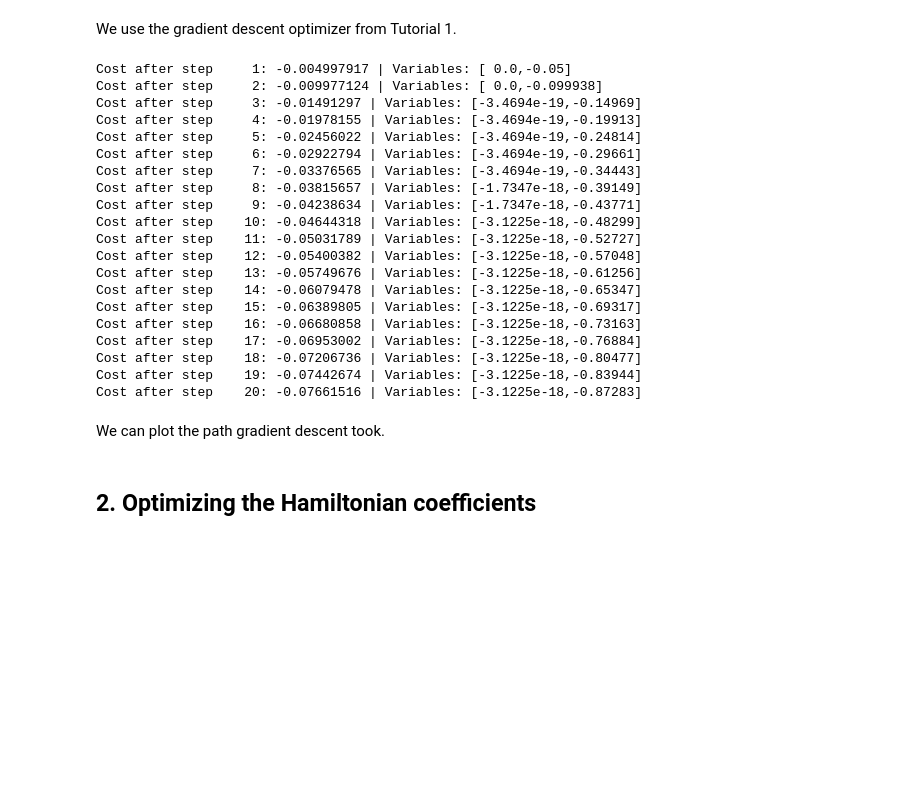
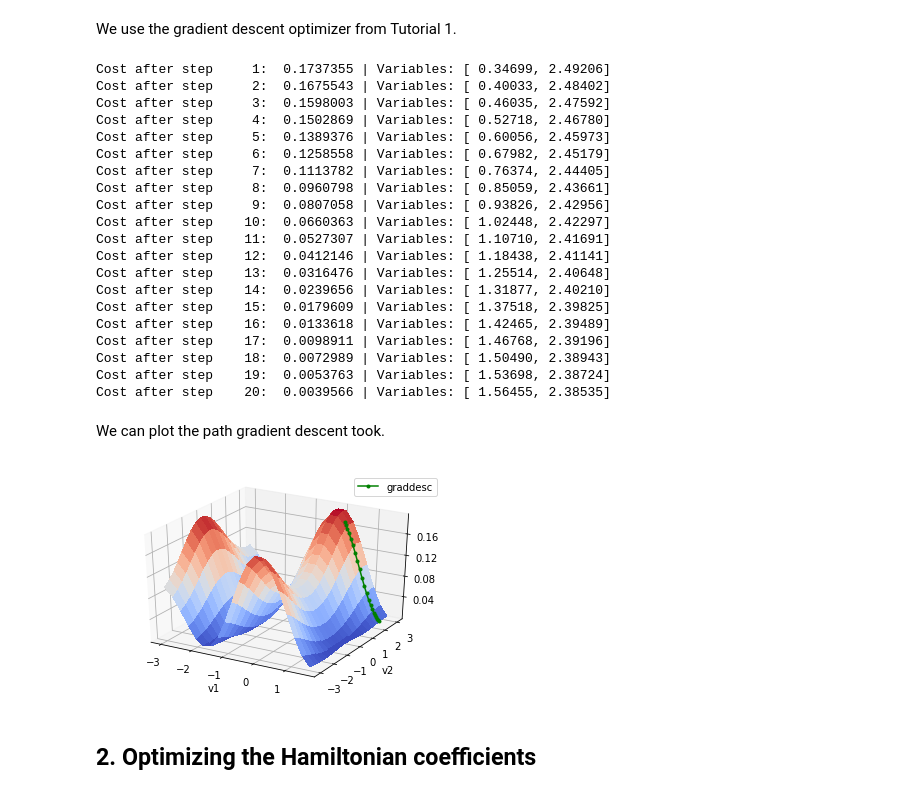
Before and after one commit to PennyLaneAI/pennylane-pq, a Jupyter notebook: demos/TutQ2_variational-quantum-eigensolver.ipynb, the cells around one changed output. Cells and saved outputs as stored; diff of their text form; code cells hidden in the pictures; blank space fills up the shorter version.

```diff
--- a/demos/TutQ2_variational-quantum-eigensolver.ipynb
+++ b/demos/TutQ2_variational-quantum-eigensolver.ipynb
@@ -98,58 +99,60 @@ We use the gradient descent optimizer from Tutorial 1.
 # %%
 o = GradientDescentOptimizer(0.5)
 
-vars = np.array([0., 0.])
+vars = np.array([0.3, 2.5])
 vars_gd = [vars]
 for it in range(20):
     vars = o.step(cost, vars)
     vars_gd.append(vars)
 
-    print('Cost after step {:5d}: {: .7} | Variables: [{: .5},{: .5}]'
+    print('Cost after step {:5d}: {: .7f} | Variables: [{: .5f},{: .5f}]'
           .format(it+1, cost(vars), vars[0], vars[1]) )
 # %% [output]
-Cost after step     1: -0.004997917 | Variables: [ 0.0,-0.05]
-Cost after step     2: -0.009977124 | Variables: [ 0.0,-0.099938]
-Cost after step     3: -0.01491297 | Variables: [-3.4694e-19,-0.14969]
-Cost after step     4: -0.01978155 | Variables: [-3.4694e-19,-0.19913]
-Cost after step     5: -0.02456022 | Variables: [-3.4694e-19,-0.24814]
-Cost after step     6: -0.02922794 | Variables: [-3.4694e-19,-0.29661]
-Cost after step     7: -0.03376565 | Variables: [-3.4694e-19,-0.34443]
-Cost after step     8: -0.03815657 | Variables: [-1.7347e-18,-0.39149]
-Cost after step     9: -0.04238634 | Variables: [-1.7347e-18,-0.43771]
-Cost after step    10: -0.04644318 | Variables: [-3.1225e-18,-0.48299]
-Cost after step    11: -0.05031789 | Variables: [-3.1225e-18,-0.52727]
-Cost after step    12: -0.05400382 | Variables: [-3.1225e-18,-0.57048]
-Cost after step    13: -0.05749676 | Variables: [-3.1225e-18,-0.61256]
-Cost after step    14: -0.06079478 | Variables: [-3.1225e-18,-0.65347]
-Cost after step    15: -0.06389805 | Variables: [-3.1225e-18,-0.69317]
-Cost after step    16: -0.06680858 | Variables: [-3.1225e-18,-0.73163]
-Cost after step    17: -0.06953002 | Variables: [-3.1225e-18,-0.76884]
-Cost after step    18: -0.07206736 | Variables: [-3.1225e-18,-0.80477]
-Cost after step    19: -0.07442674 | Variables: [-3.1225e-18,-0.83944]
-Cost after step    20: -0.07661516 | Variables: [-3.1225e-18,-0.87283]
+Cost after step     1:  0.1737355 | Variables: [ 0.34699, 2.49206]
+Cost after step     2:  0.1675543 | Variables: [ 0.40033, 2.48402]
+Cost after step     3:  0.1598003 | Variables: [ 0.46035, 2.47592]
+Cost after step     4:  0.1502869 | Variables: [ 0.52718, 2.46780]
+Cost after step     5:  0.1389376 | Variables: [ 0.60056, 2.45973]
+Cost after step     6:  0.1258558 | Variables: [ 0.67982, 2.45179]
+Cost after step     7:  0.1113782 | Variables: [ 0.76374, 2.44405]
+Cost after step     8:  0.0960798 | Variables: [ 0.85059, 2.43661]
+Cost after step     9:  0.0807058 | Variables: [ 0.93826, 2.42956]
+Cost after step    10:  0.0660363 | Variables: [ 1.02448, 2.42297]
+Cost after step    11:  0.0527307 | Variables: [ 1.10710, 2.41691]
+Cost after step    12:  0.0412146 | Variables: [ 1.18438, 2.41141]
+Cost after step    13:  0.0316476 | Variables: [ 1.25514, 2.40648]
+Cost after step    14:  0.0239656 | Variables: [ 1.31877, 2.40210]
+Cost after step    15:  0.0179609 | Variables: [ 1.37518, 2.39825]
+Cost after step    16:  0.0133618 | Variables: [ 1.42465, 2.39489]
+Cost after step    17:  0.0098911 | Variables: [ 1.46768, 2.39196]
+Cost after step    18:  0.0072989 | Variables: [ 1.50490, 2.38943]
+Cost after step    19:  0.0053763 | Variables: [ 1.53698, 2.38724]
+Cost after step    20:  0.0039566 | Variables: [ 1.56455, 2.38535]
 # %% [markdown]
 We can plot the path gradient descent took.
 # %%
 fig = plt.figure(figsize = (6, 4))
 ax = fig.gca(projection='3d')
 
-X = np.linspace(-3, 3, 20)
+X = np.linspace(-3, np.pi/2, 20)
 Y = np.linspace(-3, 3, 20)
 xx, yy = np.meshgrid(X, Y)
 Z = np.array([[cost([x, y]) for x in X] for y in Y]).reshape(len(Y), len(X))
 surf = ax.plot_surface(xx, yy, Z, cmap=cm.coolwarm, antialiased=False)
 
 path_z = [cost(vars)+1e-8 for vars in vars_gd]
 path_x = [v[0] for v in vars_gd]
 path_y = [v[1] for v in vars_gd]
 ax.plot(path_x, path_y, path_z, c='green', marker='.', label="graddesc")
 
 ax.set_xlabel("v1")
 ax.set_ylabel("v2")
 ax.zaxis.set_major_locator(MaxNLocator(nbins = 5, prune = 'lower'))
 
 plt.legend()
 plt.show()
+# %% [output]
+[figure, added]
 # %% [markdown]
 ## 2. Optimizing the Hamiltonian coefficients
 # %% [markdown]
```
Also changed, not shown: parts of 10 cells of this notebook, 6 other files.
